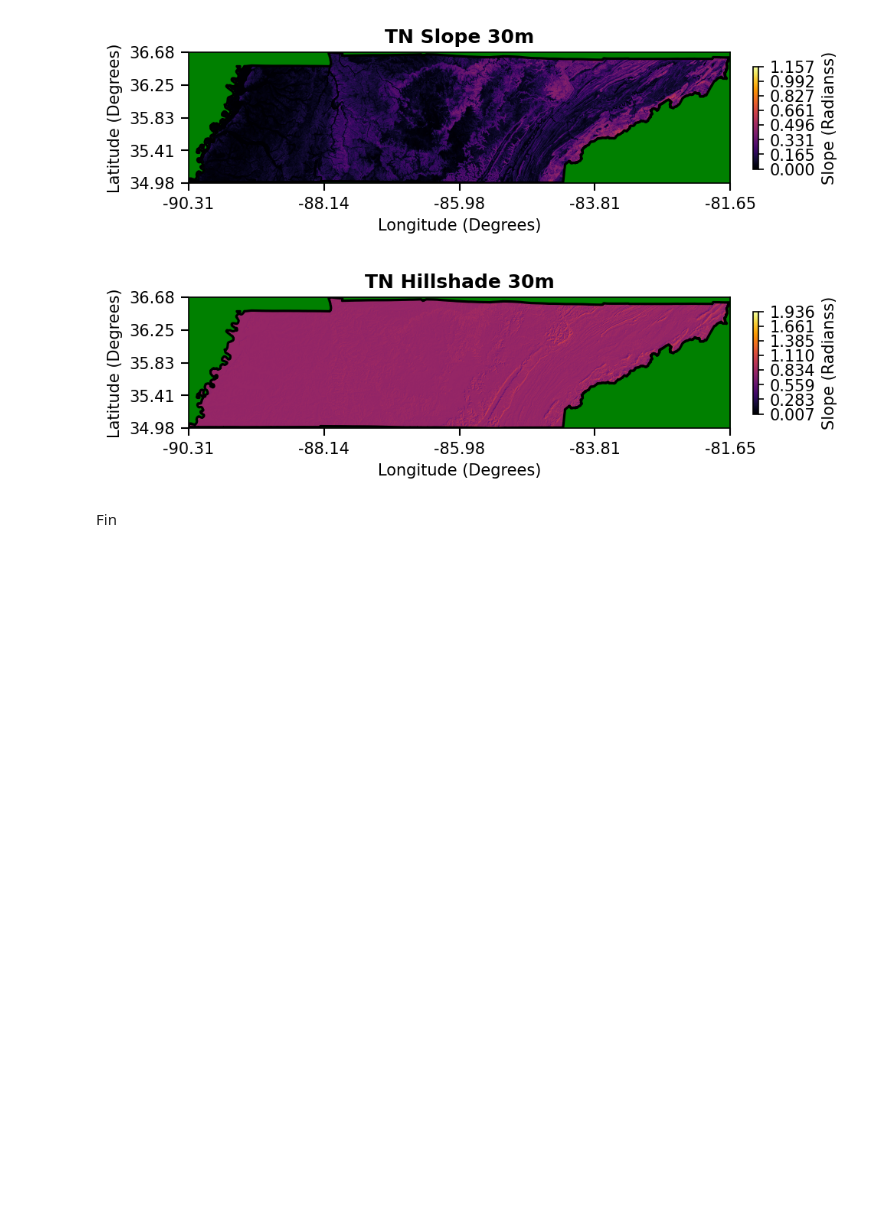
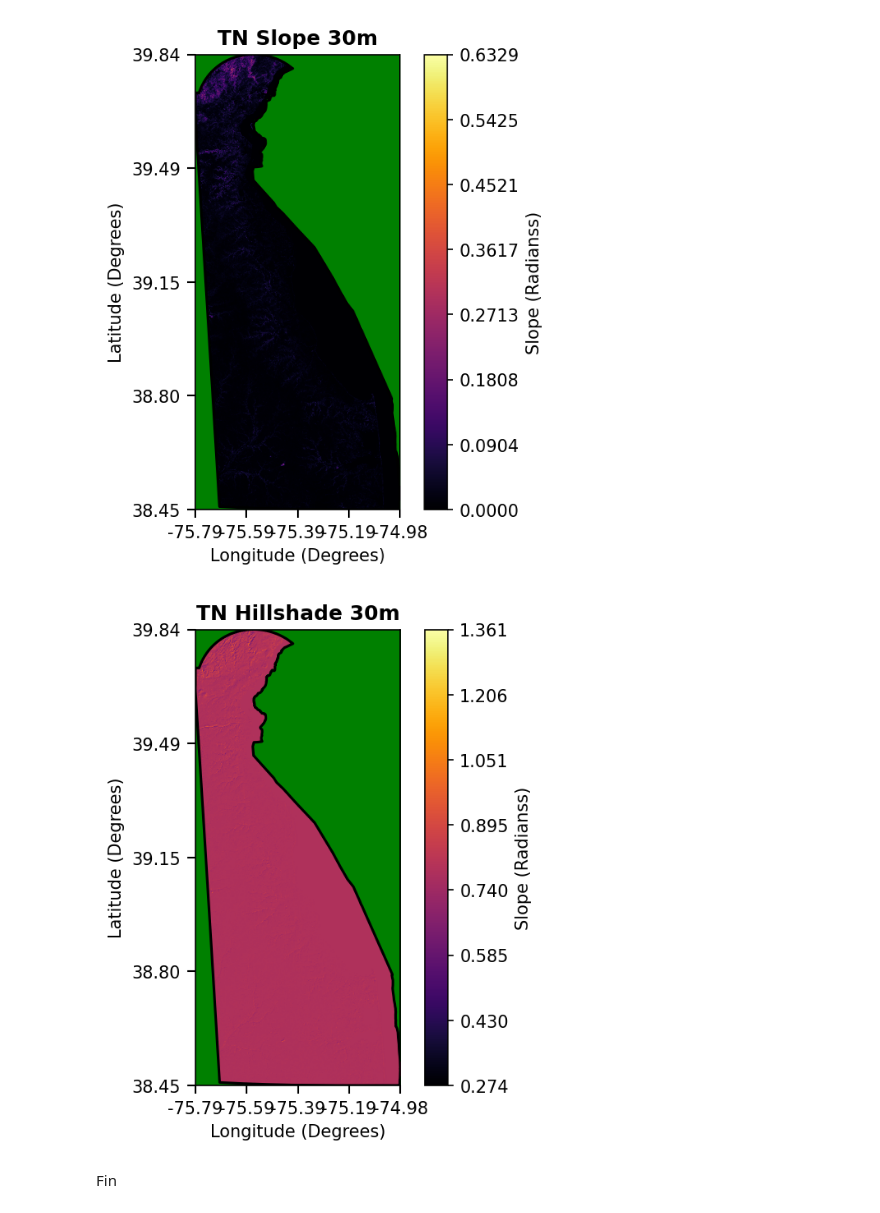
Before and after one commit to TauferLab/GEOtiled, a Jupyter notebook: saga/GEOtiledWithSAGA.ipynb, the cells around one changed output. Cells and saved outputs as stored; diff of their text form; code cells hidden in the pictures; blank space fills up the shorter version.

```diff
--- a/saga/GEOtiledWithSAGA.ipynb
+++ b/saga/GEOtiledWithSAGA.ipynb
@@ -4,12 +4,12 @@ import geotiledsaga as gts
 # %%
 # Set other import variables
 download_list = 'urls'
-shapefile = 'TN'
-parameters = ['SLP','HLD']
+shapefile = 'DE'
+parameters = ['slope','hillshade']
 num_tiles = 4
 
 # Update and set working directory
-data_folder = '/media/volume/geotiled-saga/tn_30m'
+data_folder = '/media/volume/geotiled-saga/de_30m'
 gts.set_working_directory(data_folder)
 # %%
 # Create a text file with download URLs from a shape file
@@ -36,9 +36,9 @@ gts.build_mosaic_buffer(input_folder='tn_30m_hillshade_tiles', output_file='hill
 # %%
 # Visualize the parameters
-slp_img = gts.generate_img(tif='slope', downsample=5, shp_files=shapefile, crop_shp=True, reproject_gcs=True, title="TN Slope 30m", zunit="Radians", xyunit="Degree", ztype="Slope")
-hld_img = gts.generate_img(tif='hillshade', downsample=5, shp_files=shapefile, crop_shp=True, reproject_gcs=True, title="TN Hillshade 30m", zunit="Radians", xyunit="Degree", ztype="Slope")
+slp_img = gts.generate_img(tif='slope.tif', downsample=5, shp_files=shapefile, crop_shp=True, reproject_gcs=True, title="TN Slope 30m", zunit="Radians", xyunit="Degree", ztype="Slope")
+hld_img = gts.generate_img(tif='hillshade.tif', downsample=5, shp_files=shapefile, crop_shp=True, reproject_gcs=True, title="TN Hillshade 30m", zunit="Radians", xyunit="Degree", ztype="Slope")
 # %% [output]
-[figure, old version]
+[figure, new version]
-[figure, old version]
+[figure, new version]
 # %% [markdown]
 Fin
```
Also changed, not shown: parts of 4 cells of this notebook, 4 other files.
